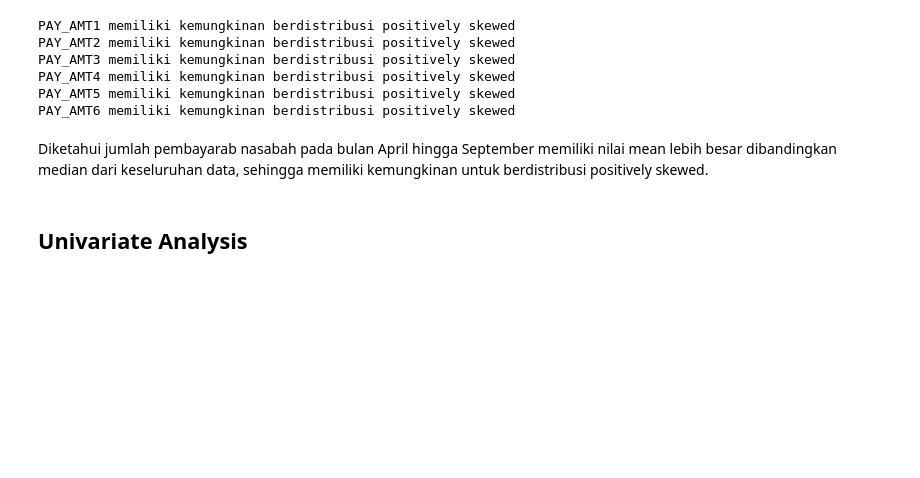
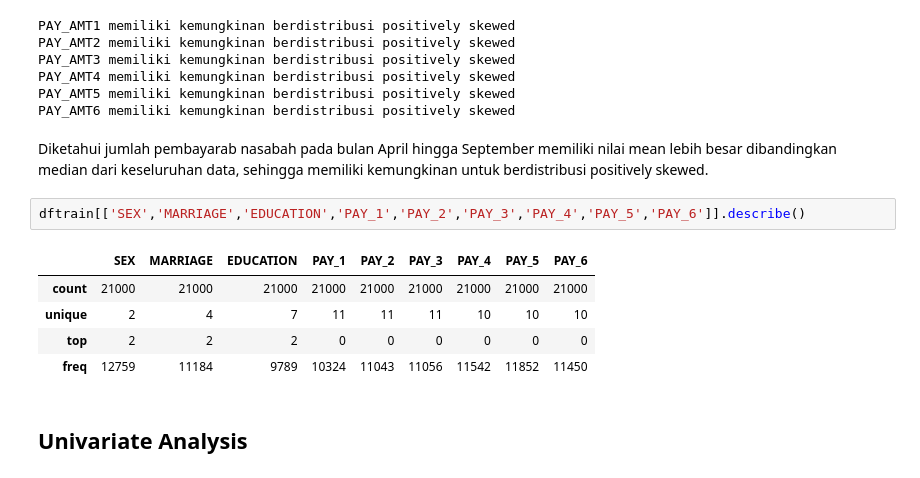
Before and after one commit to iqbalmudzakky/final_project, a Jupyter notebook: Stage_1_Data_Magician.ipynb, the cells around one changed output. Saved outputs shown, nothing was run; the diff lists cells and outputs as text; blank space fills up the shorter version.

Commit message:
add describe data kategorikal

```diff
--- a/Stage_1_Data_Magician.ipynb
+++ b/Stage_1_Data_Magician.ipynb
@@ -158,6 +158,14 @@ PAY_AMT5 memiliki kemungkinan berdistribusi positively skewed
 PAY_AMT6 memiliki kemungkinan berdistribusi positively skewed
 # %% [markdown]
 Diketahui jumlah pembayarab nasabah pada bulan April hingga September memiliki nilai mean lebih besar dibandingkan median dari keseluruhan data, sehingga memiliki kemungkinan untuk berdistribusi positively skewed.
+# %%
+dftrain[['SEX','MARRIAGE','EDUCATION','PAY_1','PAY_2','PAY_3','PAY_4','PAY_5','PAY_6']].describe()
+# %% [output]
+|  | SEX | MARRIAGE | EDUCATION | PAY_1 | PAY_2 | PAY_3 | PAY_4 | PAY_5 | PAY_6 |
+| count | 21000 | 21000 | 21000 | 21000 | 21000 | 21000 | 21000 | 21000 | 21000 |
+| unique | 2 | 4 | 7 | 11 | 11 | 11 | 10 | 10 | 10 |
+| top | 2 | 2 | 2 | 0 | 0 | 0 | 0 | 0 | 0 |
+| freq | 12759 | 11184 | 9789 | 10324 | 11043 | 11056 | 11542 | 11852 | 11450 |
 # %% [markdown]
 ## Univariate Analysis
 # %%
```
